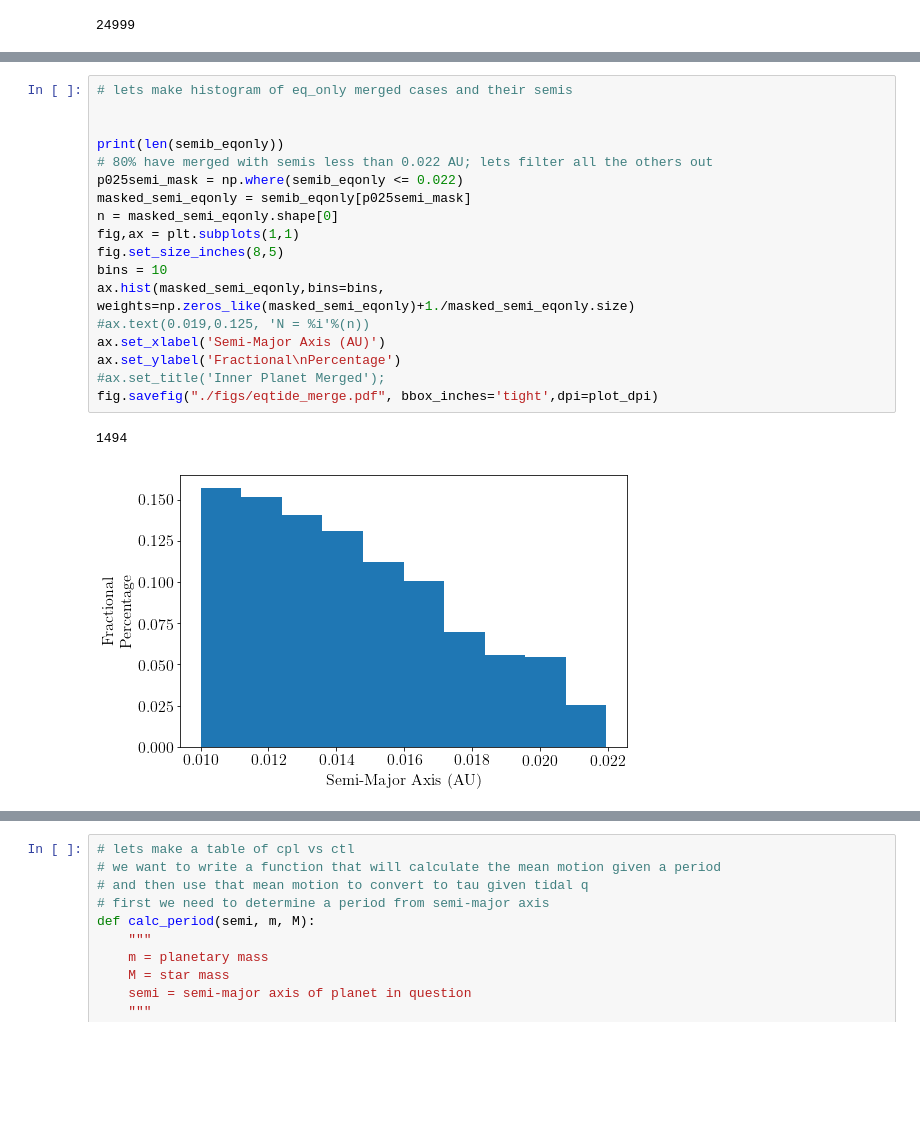
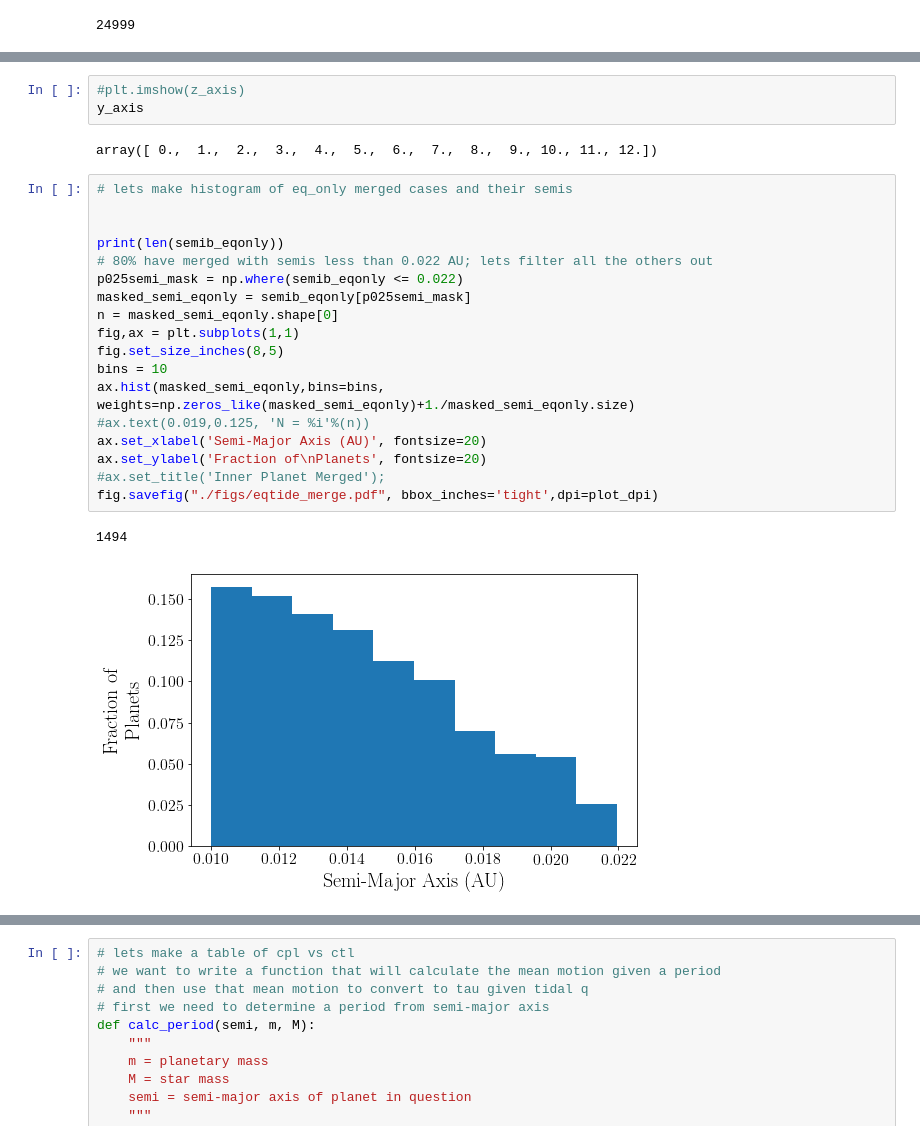
Before and after one commit to dm1681/MergingPerts, a Jupyter notebook: fig_gen.ipynb, the cells around one changed output, grey strips where cells are left out. Drawn from its saved outputs; the diff is of its cells as text; blank space fills up the shorter version.

```diff
--- a/fig_gen.ipynb
+++ b/fig_gen.ipynb
@@ -725,24 +812,29 @@ Making Eccentricty Plot
+# %%
+#plt.imshow(z_axis)
+y_axis
+# %% [output]
+array([ 0.,  1.,  2.,  3.,  4.,  5.,  6.,  7.,  8.,  9., 10., 11., 12.])
 # %%
 # lets make histogram of eq_only merged cases and their semis
 
 
 print(len(semib_eqonly))
 # 80% have merged with semis less than 0.022 AU; lets filter all the others out
 p025semi_mask = np.where(semib_eqonly <= 0.022)
 masked_semi_eqonly = semib_eqonly[p025semi_mask]
 n = masked_semi_eqonly.shape[0]
 fig,ax = plt.subplots(1,1)
 fig.set_size_inches(8,5)
 bins = 10
 ax.hist(masked_semi_eqonly,bins=bins, weights=np.zeros_like(masked_semi_eqonly)+1./masked_semi_eqonly.size)
 #ax.text(0.019,0.125, 'N = %i'%(n))
-ax.set_xlabel('Semi-Major Axis (AU)')
-ax.set_ylabel('Fractional\nPercentage')
+ax.set_xlabel('Semi-Major Axis (AU)', fontsize=20)
+ax.set_ylabel('Fraction of\nPlanets', fontsize=20)
 #ax.set_title('Inner Planet Merged');
 fig.savefig("./figs/eqtide_merge.pdf", bbox_inches='tight',dpi=plot_dpi)
 # %% [output]
 1494
-[figure, old version]
+[figure, new version]
 # %%
 # here we want to look at a few cases that merged with CPL and see if they merge with CTL
 merged_data_eqtide[np.where((merged_data_eqtide['ecc_b_0']>0.23) & (merged_data_eqtide['ecc_b_0']<0.4))]
```
Also changed, not shown: parts of 29 cells of this notebook.
